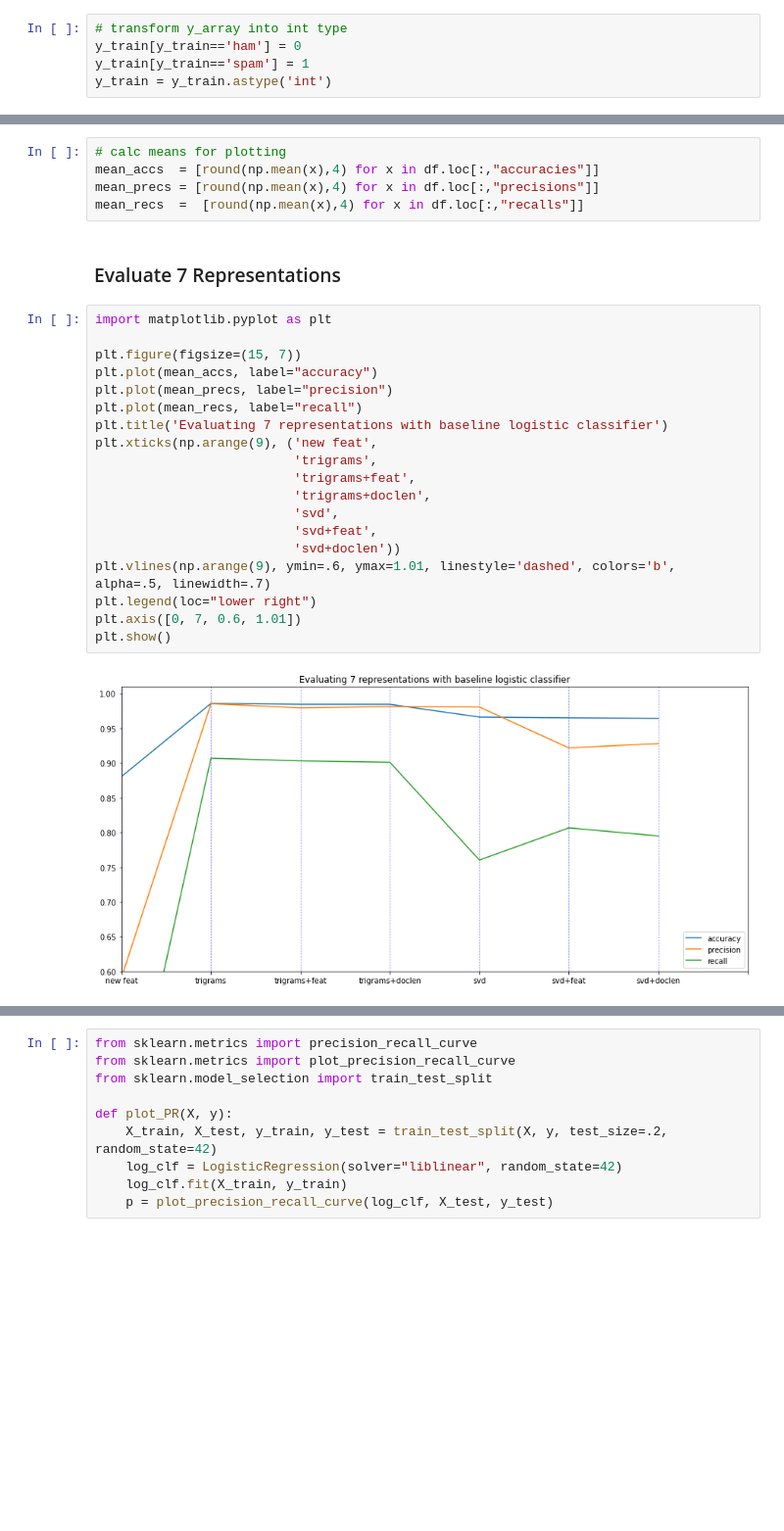
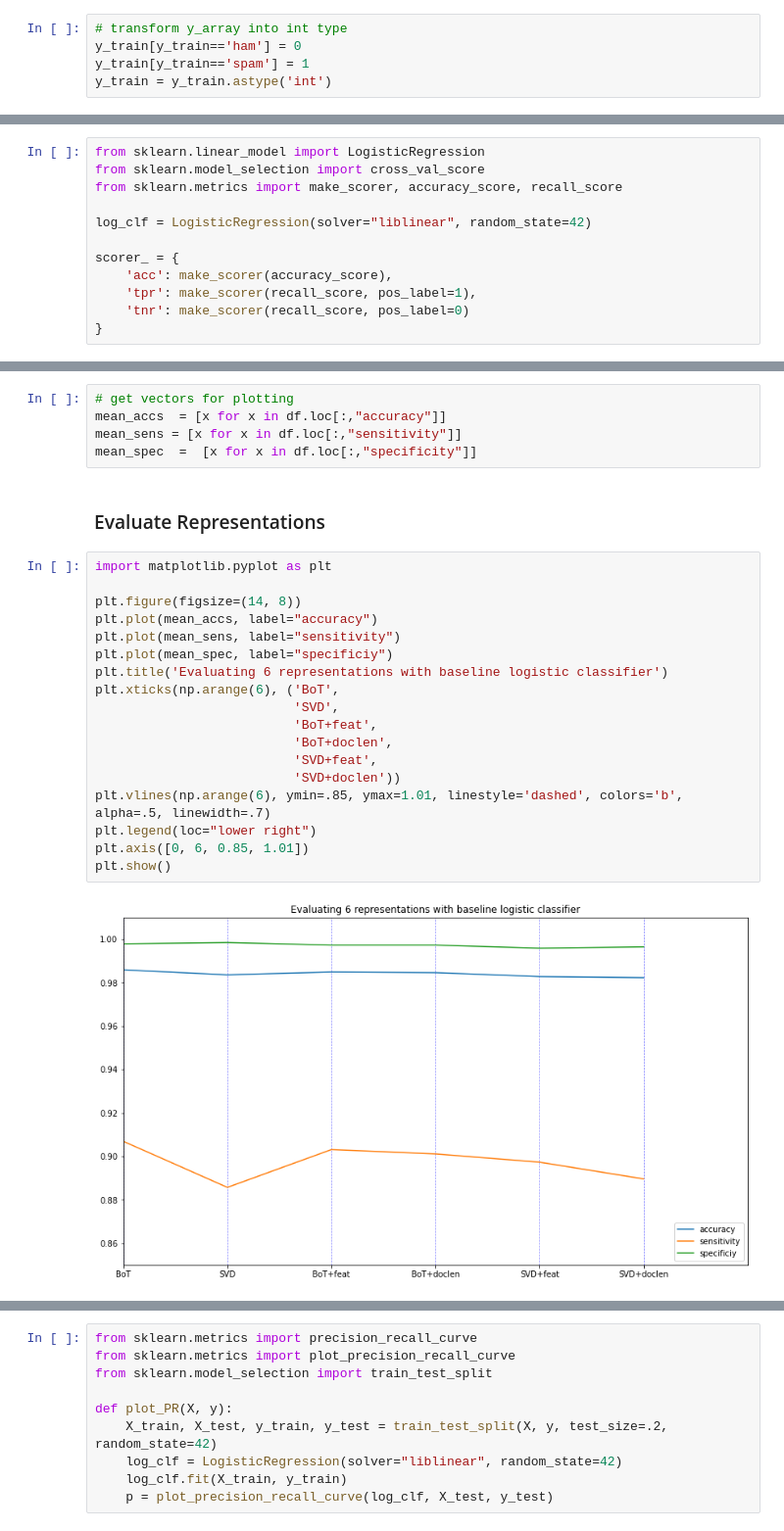
Before and after one commit to BigBangData/NaturalLanguageProcessing, a Jupyter notebook: TextAnalyticsWithR/08_ComparingRepresentations.ipynb, the cells around one changed output, grey strips where cells are left out. Shown at 98% size. Drawn from its saved outputs; the diff is of its cells as text; blank space fills up the shorter version.

```diff
--- a/TextAnalyticsWithR/08_ComparingRepresentations.ipynb
+++ b/TextAnalyticsWithR/08_ComparingRepresentations.ipynb
@@ -218,0 +177,12 @@ df
+# %%
+from sklearn.linear_model import LogisticRegression
+from sklearn.model_selection import cross_val_score
+from sklearn.metrics import make_scorer, accuracy_score, recall_score
+
+log_clf = LogisticRegression(solver="liblinear", random_state=42)
+
+scorer_ = {
+    'acc': make_scorer(accuracy_score),
+    'tpr': make_scorer(recall_score, pos_label=1),
+    'tnr': make_scorer(recall_score, pos_label=0)
+}
@@ -219,28 +234,27 @@ df
 # %%
-# calc means for plotting
-mean_accs  = [round(np.mean(x),4) for x in df.loc[:,"accuracies"]]
-mean_precs = [round(np.mean(x),4) for x in df.loc[:,"precisions"]]
-mean_recs  =  [round(np.mean(x),4) for x in df.loc[:,"recalls"]]
+# get vectors for plotting
+mean_accs  = [x for x in df.loc[:,"accuracy"]]
+mean_sens = [x for x in df.loc[:,"sensitivity"]]
+mean_spec  =  [x for x in df.loc[:,"specificity"]]
 # %% [markdown]
-### Evaluate 7 Representations
+### Evaluate Representations
 # %%
 import matplotlib.pyplot as plt
 
-plt.figure(figsize=(15, 7))
+plt.figure(figsize=(14, 8))
 plt.plot(mean_accs, label="accuracy")
-plt.plot(mean_precs, label="precision")
-plt.plot(mean_recs, label="recall")
-plt.title('Evaluating 7 representations with baseline logistic classifier')
-plt.xticks(np.arange(9), ('new feat',
-                          'trigrams',
-                          'trigrams+feat',
-                          'trigrams+doclen',
-                          'svd',
-                          'svd+feat',
-                          'svd+doclen'))
-plt.vlines(np.arange(9), ymin=.6, ymax=1.01, linestyle='dashed', colors='b', alpha=.5, linewidth=.7)
+plt.plot(mean_sens, label="sensitivity")
+plt.plot(mean_spec, label="specificiy")
+plt.title('Evaluating 6 representations with baseline logistic classifier')
+plt.xticks(np.arange(6), ('BoT',
+                          'SVD',
+                          'BoT+feat',
+                          'BoT+doclen',
+                          'SVD+feat',
+                          'SVD+doclen'))
+plt.vlines(np.arange(6), ymin=.85, ymax=1.01, linestyle='dashed', colors='b', alpha=.5, linewidth=.7)
 plt.legend(loc="lower right")
-plt.axis([0, 7, 0.6, 1.01])
+plt.axis([0, 6, 0.85, 1.01])
 plt.show()
 # %% [output]
-[figure, old version]
+[figure, new version]
```
Also changed, not shown: parts of 41 cells of this notebook, 4 other files.
